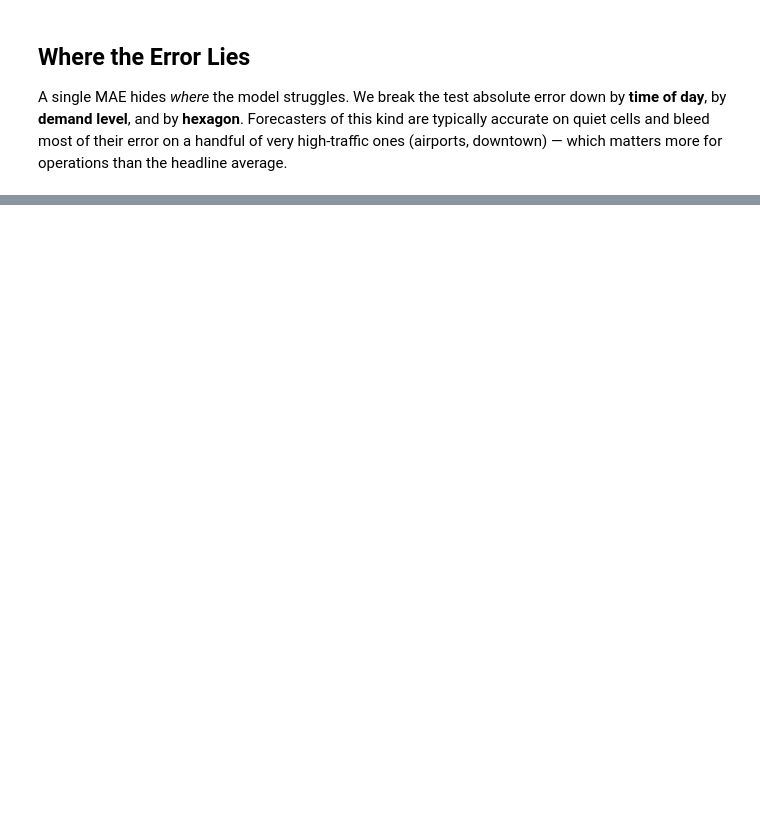
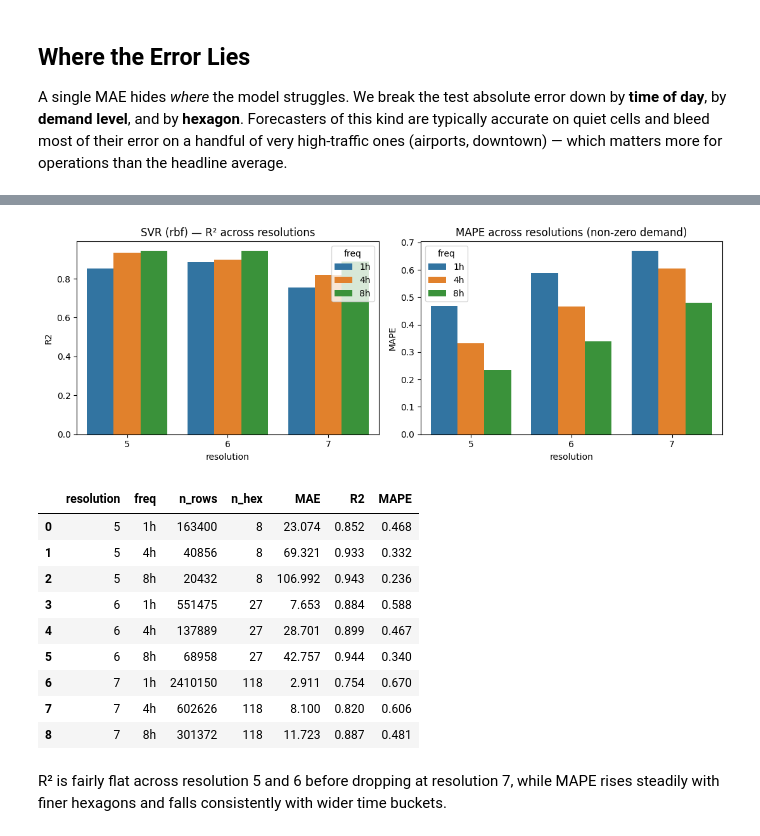
Before and after one commit to timoerc/AAA26-Chicago-Mobility, a Jupyter notebook: notebooks/03b_svm.ipynb, the cells around one changed output, grey strips where cells are left out. Saved outputs shown, nothing was run; the diff lists cells and outputs as text; code cells hidden in the pictures; blank space fills up the shorter version.

```diff
--- a/notebooks/03b_svm.ipynb
+++ b/notebooks/03b_svm.ipynb
@@ -660,0 +379,67 @@ Nystroem+SGD skill vs climatology: -3.369   |   vs exact SVR: -3.429
+# %%
+from sklearn.metrics import mean_absolute_percentage_error
+
+def quick_score(panel, n=6_000, seed=1):
+    """Fit the already-tuned SVR on a small subsample of `panel`; return MAE, R2, and MAPE."""
+    yy = np.log1p(panel['trip_count'])
+    hex_d = pd.get_dummies(panel['h3_id'], prefix='hex', dtype=float)
+    xx = pd.concat([panel.drop(columns=['trip_count', 'h3_id', 'time_bucket']), hex_d], axis=1)
+
+    # A handful of hourly timestamps are missing weather data (DST artifact, see
+    # markdown above) only at freq='1h'; drop those rows rather than fix the shared
+    # weather pipeline for a ~0.01% slice of rows.
+    valid = xx.notna().all(axis=1)
+    xx, yy = xx.loc[valid], yy.loc[valid]
+
+    tr_idx, te_idx = train_test_split(xx.index, train_size=0.7, random_state=42, shuffle=True)
+    rng2 = np.random.RandomState(seed)
+    tr_sub = rng2.choice(tr_idx, size=min(n, len(tr_idx)), replace=False)
+    te_sub = rng2.choice(te_idx, size=min(n // 2, len(te_idx)), replace=False)
+
+    with warnings.catch_warnings():
+        warnings.filterwarnings('ignore', category=ConvergenceWarning)
+        model = make_pipeline(StandardScaler(), SVR(**svr_kwargs))
+        model.fit(xx.loc[tr_sub].astype(float), yy.loc[tr_sub])
+    pred = np.expm1(model.predict(xx.loc[te_sub].astype(float)))
+    true = np.expm1(yy.loc[te_sub]).to_numpy()
+
+    nonzero = true > 0   # MAPE is undefined at true == 0, which is common in this zero-inflated target
+    return {
+        'n_rows': len(panel), 'n_hex': panel['h3_id'].nunique(),
+        'MAE':  mean_absolute_error(true, pred),
+        'R2':   r2_score(true, pred),
+        'MAPE': mean_absolute_percentage_error(true[nonzero], pred[nonzero]),
+    }
+
+SENSITIVITY_CONFIGS = [(r, f) for r in [5, 6, 7] for f in ['1h', '4h', '8h']]
+
+sens_rows = []
+for resolution, freq in SENSITIVITY_CONFIGS:
+    panel = df if (resolution, freq) == (6, '4h') else prepare_modelling(resolution=resolution, freq=freq)
+    sens_rows.append({'resolution': resolution, 'freq': freq, **quick_score(panel)})
+
+sensitivity = pd.DataFrame(sens_rows).round(3)
+
+fig, axes = plt.subplots(1, 2, figsize=(11, 4))
+sns.barplot(data=sensitivity, x='resolution', y='R2', hue='freq', ax=axes[0])
+axes[0].set_title(f'SVR ({best.kernel}) — R² across resolutions')
+sns.barplot(data=sensitivity, x='resolution', y='MAPE', hue='freq', ax=axes[1])
+axes[1].set_title('MAPE across resolutions (non-zero demand)')
+plt.tight_layout()
+plt.show()
+
+sensitivity
+# %% [output]
+[figure, added]
+|  | resolution | freq | n_rows | n_hex | MAE | R2 | MAPE |
+| 0 | 5 | 1h | 163400 | 8 | 23.074 | 0.852 | 0.468 |
+| 1 | 5 | 4h | 40856 | 8 | 69.321 | 0.933 | 0.332 |
+| 2 | 5 | 8h | 20432 | 8 | 106.992 | 0.943 | 0.236 |
+| 3 | 6 | 1h | 551475 | 27 | 7.653 | 0.884 | 0.588 |
+| 4 | 6 | 4h | 137889 | 27 | 28.701 | 0.899 | 0.467 |
+| 5 | 6 | 8h | 68958 | 27 | 42.757 | 0.944 | 0.340 |
+| 6 | 7 | 1h | 2410150 | 118 | 2.911 | 0.754 | 0.670 |
+| 7 | 7 | 4h | 602626 | 118 | 8.100 | 0.820 | 0.606 |
+| 8 | 7 | 8h | 301372 | 118 | 11.723 | 0.887 | 0.481 |
+# %% [markdown]
+R² is fairly flat across resolution 5 and 6 before dropping at resolution 7, while MAPE rises steadily with finer hexagons and falls consistently with wider time buckets.
```
Also changed, not shown: parts of 47 cells of this notebook, 1 other file.
